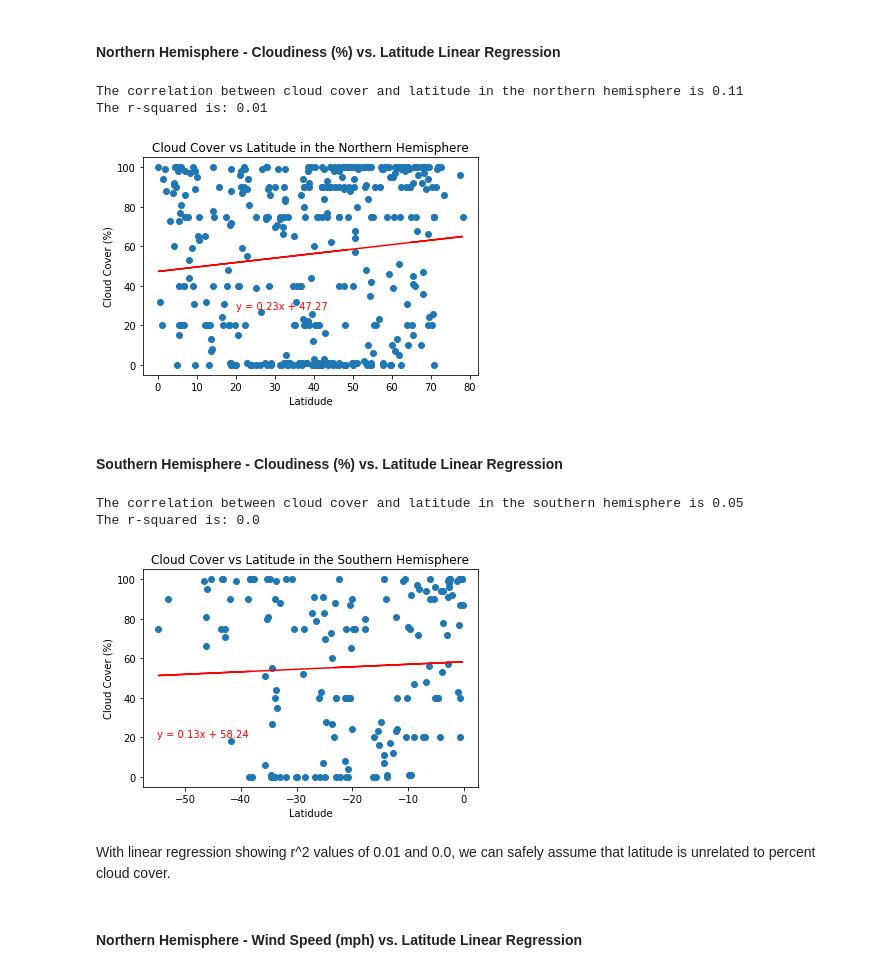
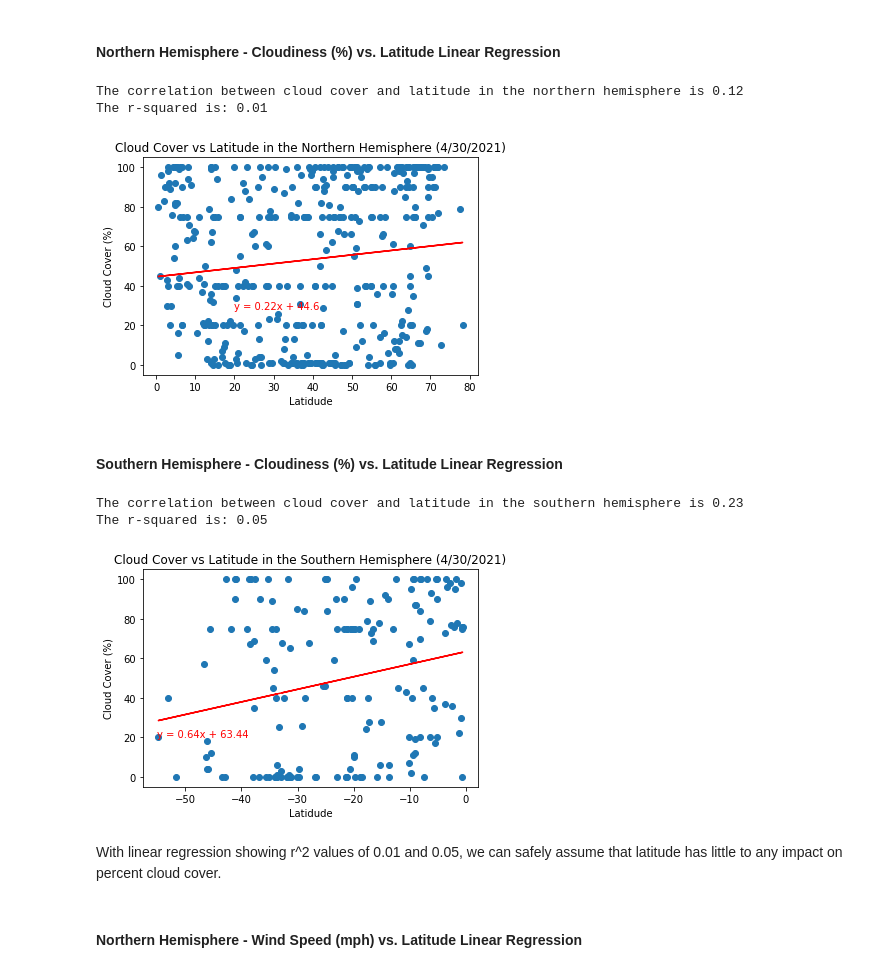
Before and after one commit to DataNinjaPrincess/python-api-challenge, a Jupyter notebook: WeatherPy.ipynb, the cells around one changed output. Drawn from its saved outputs; the diff is of its cells as text; code cells hidden in the pictures.

```diff
--- a/WeatherPy.ipynb
+++ b/WeatherPy.ipynb
@@ -343,35 +401,43 @@ The linear regressions show limited to no impact of latitude on humidity, with r
 # %% [markdown]
 ####  Northern Hemisphere - Cloudiness (%) vs. Latitude Linear Regression
 # %%
+# Calculate the correlation value because why not
 correlation = st.pearsonr(TopHalf["Lat"],TopHalf["Cloud"])
 print(f"The correlation between cloud cover and latitude in the northern hemisphere is {round(correlation[0],2)}")
 
+# Plot
 x_values = TopHalf["Lat"]
 y_values = TopHalf["Cloud"]
 (slope, intercept, rvalue, pvalue, stderr) = linregress(x_values, y_values)
 regress_values = x_values * slope + intercept
 line_eq = "y = " + str(round(slope,2)) + "x + " + str(round(intercept,2))
 plt.scatter(x_values,y_values)
 plt.plot(x_values,regress_values,"r-")
+
+# Label
 plt.xlabel('Latidude')
 plt.ylabel('Cloud Cover (%)')
-plt.title ("Cloud Cover vs Latitude in the Northern Hemisphere")
+plt.title ("Cloud Cover vs Latitude in the Northern Hemisphere (4/30/2021)")
 print(f"The r-squared is: {round(rvalue**2,2)}")
 plt.annotate(line_eq,(20,28),fontsize=10,color="red")
 
+# Print
 plt.savefig("Output/NorthHemCloudVsLat.png")
 
+#Display
 plt.show()
 # %% [output]
-The correlation between cloud cover and latitude in the northern hemisphere is 0.11
+The correlation between cloud cover and latitude in the northern hemisphere is 0.12
 The r-squared is: 0.01
-[figure, old version]
+[figure, new version]
 # %% [markdown]
 ####  Southern Hemisphere - Cloudiness (%) vs. Latitude Linear Regression
 # %%
+# Calculate the correlation value because why not
 correlation = st.pearsonr(BottomHalf["Lat"],BottomHalf["Cloud"])
 print(f"The correlation between cloud cover and latitude in the southern hemisphere is {round(correlation[0],2)}")
 
+# Plot
 x_values = BottomHalf["Lat"]
 y_values = BottomHalf["Cloud"]
 (slope, intercept, rvalue, pvalue, stderr) = linregress(x_values, y_values)
@@ -379,21 +445,25 @@ regress_values = x_values * slope + intercept
 line_eq = "y = " + str(round(slope,2)) + "x + " + str(round(intercept,2))
 plt.scatter(x_values,y_values)
 plt.plot(x_values,regress_values,"r-")
+
+# Label
 plt.xlabel('Latidude')
 plt.ylabel('Cloud Cover (%)')
-plt.title ("Cloud Cover vs Latitude in the Southern Hemisphere")
+plt.title ("Cloud Cover vs Latitude in the Southern Hemisphere (4/30/2021)")
 print(f"The r-squared is: {round(rvalue**2,2)}")
 plt.annotate(line_eq,(-55,20),fontsize=10,color="red")
 
+# Print
 plt.savefig("Output/SouthHemCloudVsLat.png")
 
+#Display
 plt.show()
 # %% [output]
-The correlation between cloud cover and latitude in the southern hemisphere is 0.05
-The r-squared is: 0.0
+The correlation between cloud cover and latitude in the southern hemisphere is 0.23
+The r-squared is: 0.05
-[figure, old version]
+[figure, new version]
 # %% [markdown]
-With linear regression showing r^2 values of 0.01 and 0.0, we can safely assume that latitude is unrelated to percent cloud cover.
+With linear regression showing r^2 values of 0.01 and 0.05, we can safely assume that latitude has little to any impact on percent cloud cover.
 # %% [markdown]
 ####  Northern Hemisphere - Wind Speed (mph) vs. Latitude Linear Regression
 # %%
```
Also changed, not shown: parts of 21 cells of this notebook, 18 other files.
